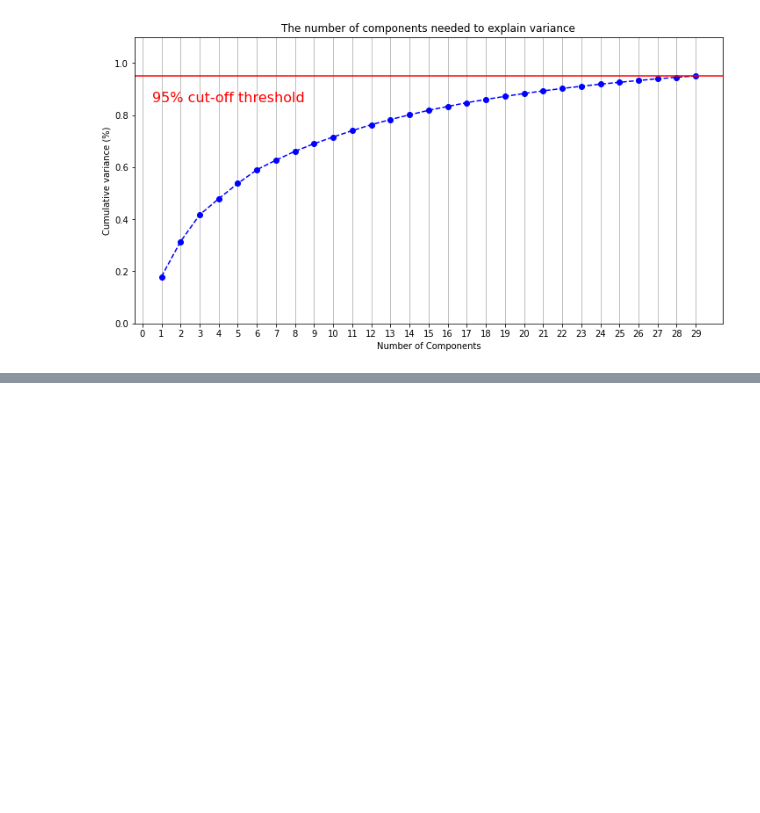
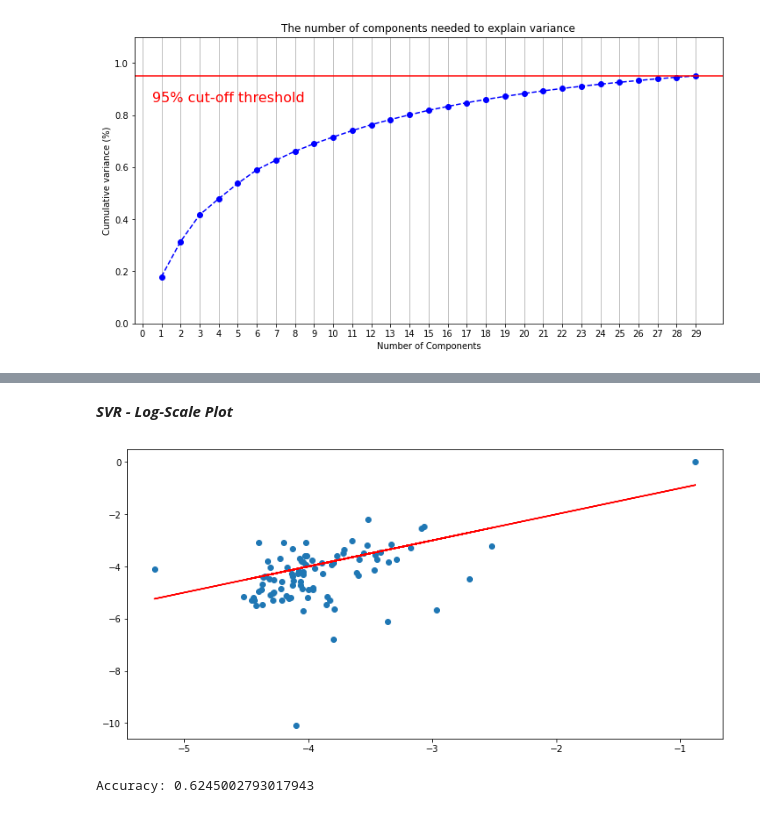
Before and after one commit to pierandreamorelli/cs_data_analysis, a Jupyter notebook: cs_data_analysis.ipynb, the cells around one changed output, grey strips where cells are left out. Cells and saved outputs as stored; diff of their text form; code cells hidden in the pictures; blank space fills up the shorter version.

```diff
--- a/cs_data_analysis.ipynb
+++ b/cs_data_analysis.ipynb
@@ -424,0 +431,20 @@ Lo score è: -0.048844796213640684
+# %%
+from sklearn.svm import SVR
+
+svr = SVR(gamma='auto', C=1, epsilon=0.01)
+svr.fit(X_train, y_train)
+y_hat = svr.predict(X_test)
+sc2 = svr.score(X_test, y_test)
+# %% [markdown]
+***SVR - Log-Scale Plot***
+# %%
+x = np.log(y_hat)
+y = np.log(y_test)
+
+plt.scatter(x, y)
+plt.plot(x, x, color='red')
+plt.show()
+print('Accuracy: ' + str(sc2))
+# %% [output]
+[figure, added]
+Accuracy: 0.6245002793017943
```
Also changed, not shown: parts of 7 cells of this notebook.
